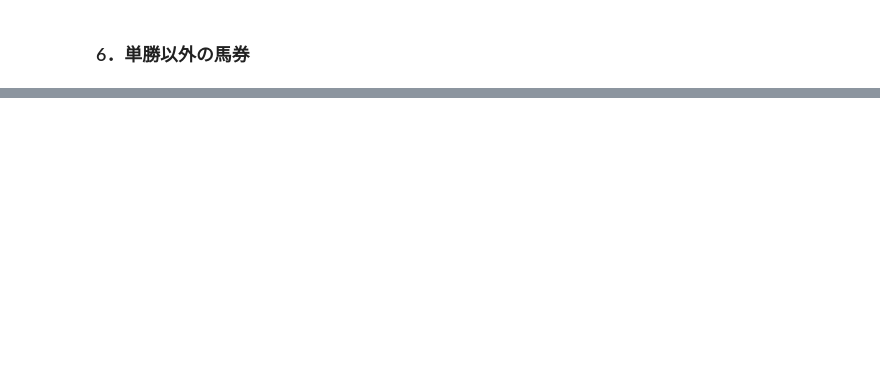
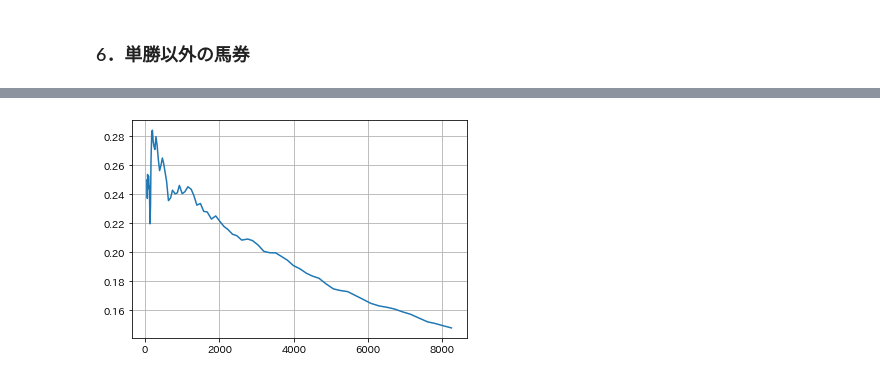
Before and after one commit to Yu134y/Python, a Jupyter notebook: jupyterlab/keiba/predict_horse_racing3.ipynb, the cells around one changed output, grey strips where cells are left out. Saved outputs shown, nothing was run; the diff lists cells and outputs as text; code cells hidden in the pictures; blank space fills up the shorter version.

```diff
--- a/jupyterlab/keiba/predict_horse_racing3.ipynb
+++ b/jupyterlab/keiba/predict_horse_racing3.ipynb
@@ -855,0 +843,16 @@ LGBMClassifier(bagging_fraction=1.0, bagging_freq=0,
+# %%
+params = {
+    'objective': 'binary',
+     'random_state': 100,
+     'feature_pre_filter': False,
+     'lambda_l1': 4.291507566129652,
+     'lambda_l2': 0.012016357560330492,
+     'num_leaves': 8,
+     'feature_fraction': 0.8,
+     'bagging_fraction': 0.8712462002790506,
+     'bagging_freq': 2,
+     'min_child_samples': 100
+}
+
+lgb_clf = lgb.LGBMClassifier(**params)
+lgb_clf.fit(X_train.values, y_train.values)
@@ -911,0 +899,5 @@ plt.grid()
+# %%
+me = ModelEvaluator(lgb_clf, 'return_tables.pickle')
+# %%
+g = gain(me.tansho_return_proper, X_test)
+g
@@ -911,0 +918,5 @@ plt.grid()
+# %%
+(g['n_hits'] / g.index).plot()
+plt.grid()
+# %% [output]
+[figure, added]
```
Also changed, not shown: parts of 32 cells of this notebook.
